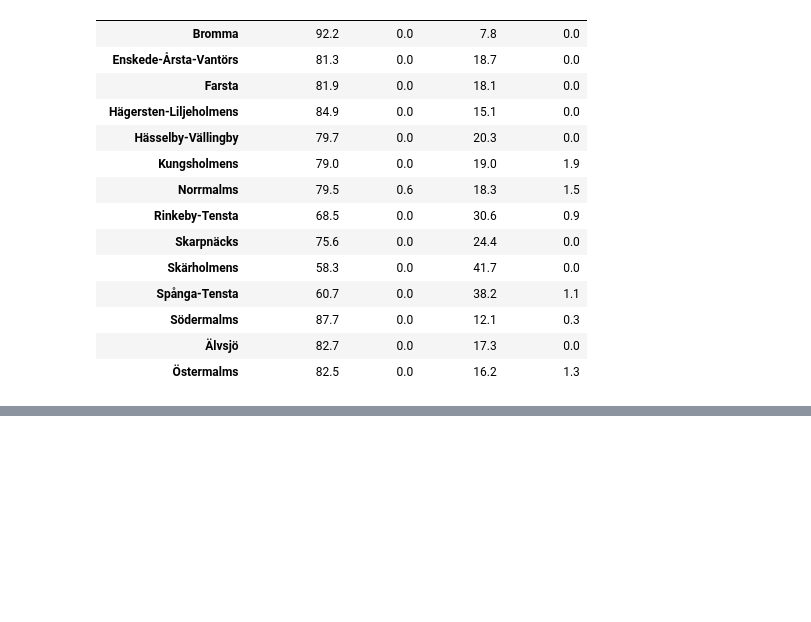
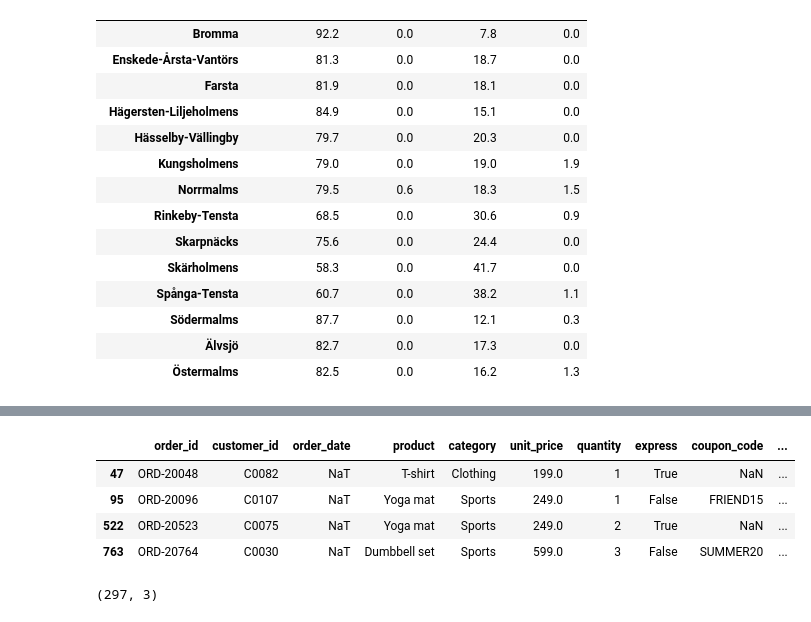
Before and after one commit to Danie1Alexandre/Lexicon---Python---AI, a Jupyter notebook: Data analysis and Visualisation/demo.jpnb.ipynb, the cells around one changed output, grey strips where cells are left out. Drawn from its saved outputs; the diff is of its cells as text; code cells hidden in the pictures; blank space fills up the shorter version.

```diff
--- a/Data analysis and Visualisation/demo.jpnb.ipynb
+++ b/Data analysis and Visualisation/demo.jpnb.ipynb
@@ -281,0 +502,3 @@ pd.crosstab(listings["neighbourhood_cleansed"], listings['room_type'])
+# %%
+orders = pd.read_csv('data/orders_clean.csv', parse_dates=['order_date'])
+print(orders['order_date'].dtype)
@@ -281,0 +535,14 @@ pd.crosstab(listings["neighbourhood_cleansed"], listings['room_type'])
+# %%
+orders[orders['order_date'].isna()]
+# %% [output]
+|  | order_id | customer_id | order_date | product | category | unit_price | quantity | express | coupon_code | ... |
+| 47 | ORD-20048 | C0082 | NaT | T-shirt | Clothing | 199.0 | 1 | True | NaN | ... |
+| 95 | ORD-20096 | C0107 | NaT | Yoga mat | Sports | 249.0 | 1 | False | FRIEND15 | ... |
+| 522 | ORD-20523 | C0075 | NaT | Yoga mat | Sports | 249.0 | 2 | True | NaN | ... |
+| 763 | ORD-20764 | C0030 | NaT | Dumbbell set | Sports | 599.0 | 3 | False | SUMMER20 | ... |
+# %%
+customers_raw = pd.read_csv('data/customers.csv')
+customers = customers_raw.copy()
+customers.shape
+# %% [output]
+(297, 3)
```
Also changed, not shown: parts of 42 cells of this notebook, 7 other files.
